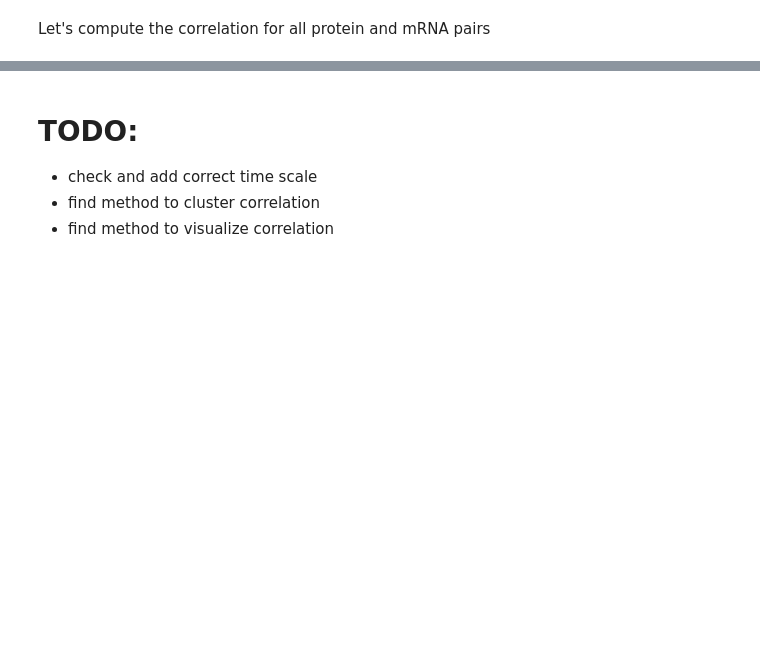
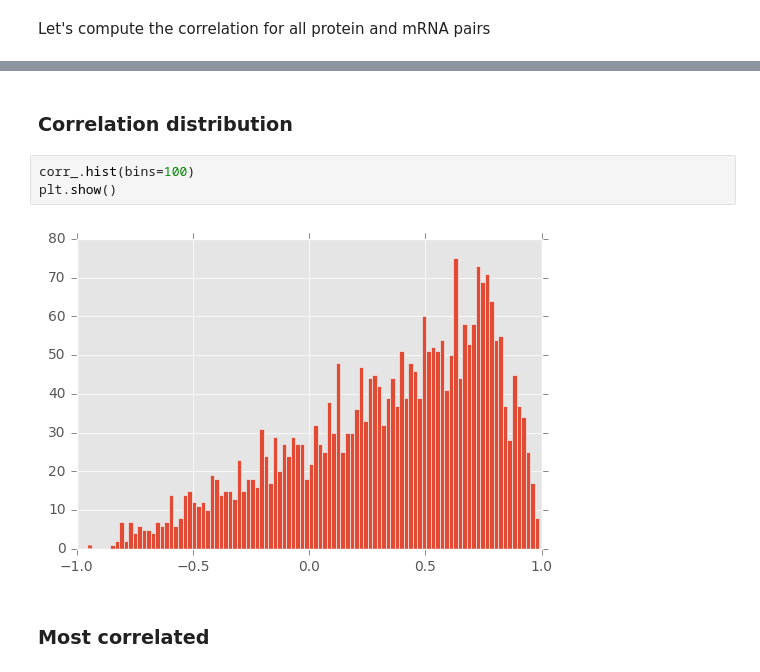
Before and after one commit to lfkrapp/easy-pancake, a Jupyter notebook: Project.ipynb, the cells around one changed output, grey strips where cells are left out. Saved outputs shown, nothing was run; the diff lists cells and outputs as text; blank space fills up the shorter version.

```diff
--- a/Project.ipynb
+++ b/Project.ipynb
@@ -271,5 +306,9 @@ corr_ = pd.Series(correl, index=data.index)
-# %% [markdown]
-# TODO:
-- check and add correct time scale
-- find method to cluster correlation
-- find method to visualize correlation
+# %% [markdown]
+### Correlation distribution
+# %%
+corr_.hist(bins=100)
+plt.show()
+# %% [output]
+[figure, added]
+# %% [markdown]
+### Most correlated
```
Also changed, not shown: parts of 40 cells of this notebook.
